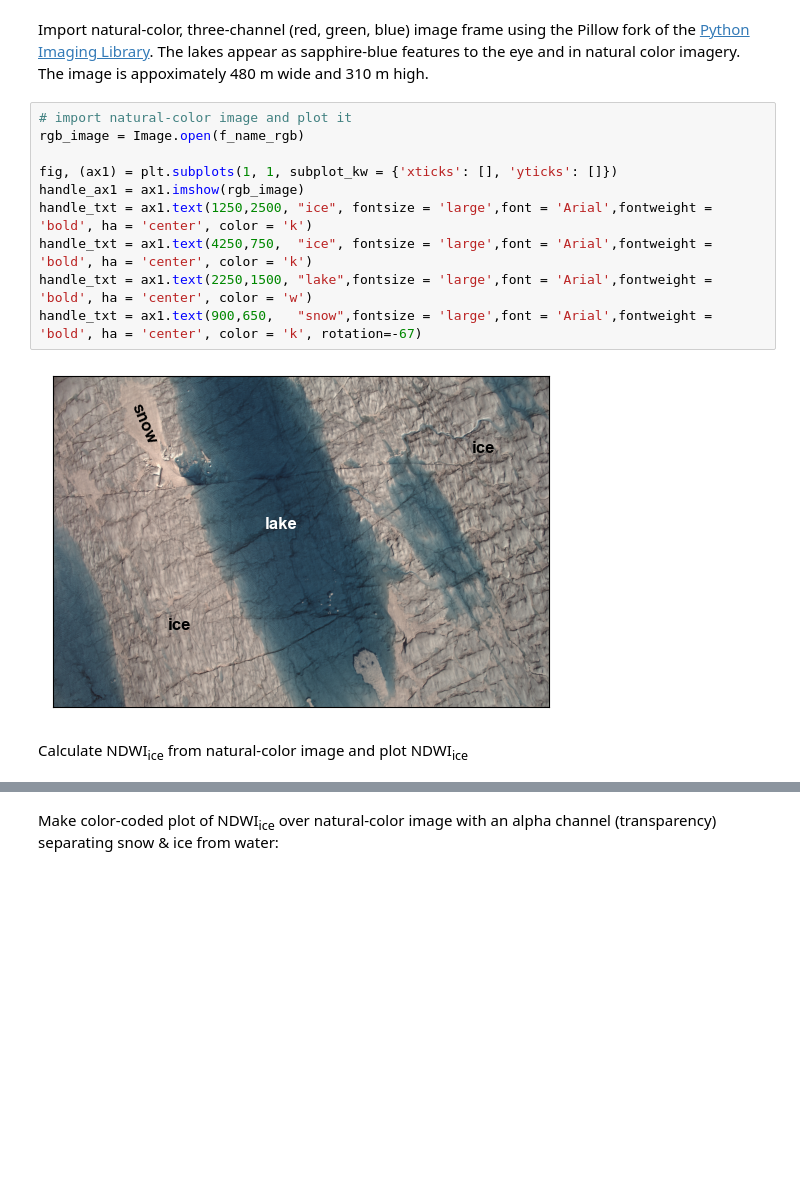
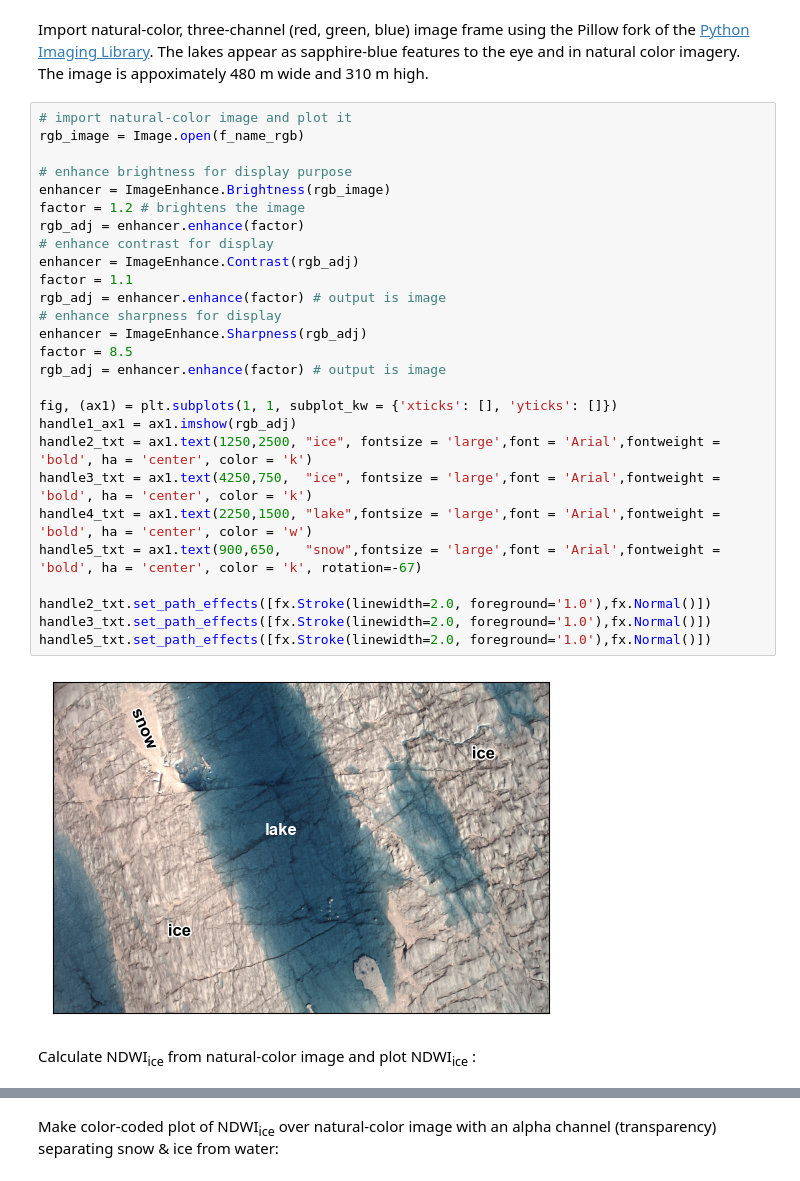
Before and after one commit to mstudinger/ATM-SfM-Bathymetry, a Jupyter notebook: Jupyter/CAMBOTv2_lake_detection_using_NDWI_and_Otsu_thresholding.ipynb, the cells around one changed output, grey strips where cells are left out. Saved outputs shown, nothing was run; the diff lists cells and outputs as text; blank space fills up the shorter version.

Commit message:
added image brigthness, contrast, and sharpness adjustments for better display

```diff
--- a/Jupyter/CAMBOTv2_lake_detection_using_NDWI_and_Otsu_thresholding.ipynb
+++ b/Jupyter/CAMBOTv2_lake_detection_using_NDWI_and_Otsu_thresholding.ipynb
@@ -34,17 +36,34 @@ Import natural-color, three-channel (red, green, blue) image frame using the Pil
 # %%
 # import natural-color image and plot it
 rgb_image = Image.open(f_name_rgb)
 
+# enhance brightness for display purpose
+enhancer = ImageEnhance.Brightness(rgb_image)
+factor = 1.2 # brightens the image
+rgb_adj = enhancer.enhance(factor)
+# enhance contrast for display
+enhancer = ImageEnhance.Contrast(rgb_adj)
+factor = 1.1
+rgb_adj = enhancer.enhance(factor) # output is image
+# enhance sharpness for display
+enhancer = ImageEnhance.Sharpness(rgb_adj)
+factor = 8.5
+rgb_adj = enhancer.enhance(factor) # output is image
+
 fig, (ax1) = plt.subplots(1, 1, subplot_kw = {'xticks': [], 'yticks': []})
-handle_ax1 = ax1.imshow(rgb_image)
-handle_txt = ax1.text(1250,2500, "ice", fontsize = 'large',font = 'Arial',fontweight = 'bold', ha = 'center', color = 'k')
-handle_txt = ax1.text(4250,750,  "ice", fontsize = 'large',font = 'Arial',fontweight = 'bold', ha = 'center', color = 'k')
-handle_txt = ax1.text(2250,1500, "lake",fontsize = 'large',font = 'Arial',fontweight = 'bold', ha = 'center', color = 'w')
-handle_txt = ax1.text(900,650,   "snow",fontsize = 'large',font = 'Arial',fontweight = 'bold', ha = 'center', color = 'k', rotation=-67)
+handle1_ax1 = ax1.imshow(rgb_adj)
+handle2_txt = ax1.text(1250,2500, "ice", fontsize = 'large',font = 'Arial',fontweight = 'bold', ha = 'center', color = 'k')
+handle3_txt = ax1.text(4250,750,  "ice", fontsize = 'large',font = 'Arial',fontweight = 'bold', ha = 'center', color = 'k')
+handle4_txt = ax1.text(2250,1500, "lake",fontsize = 'large',font = 'Arial',fontweight = 'bold', ha = 'center', color = 'w')
+handle5_txt = ax1.text(900,650,   "snow",fontsize = 'large',font = 'Arial',fontweight = 'bold', ha = 'center', color = 'k', rotation=-67)
+
+handle2_txt.set_path_effects([fx.Stroke(linewidth=2.0, foreground='1.0'),fx.Normal()])
+handle3_txt.set_path_effects([fx.Stroke(linewidth=2.0, foreground='1.0'),fx.Normal()])
+handle5_txt.set_path_effects([fx.Stroke(linewidth=2.0, foreground='1.0'),fx.Normal()])
 # %% [output]
-[figure, old version]
+[figure, new version]
 # %% [markdown]
-Calculate NDWI<sub>ice</sub> from natural-color image and plot NDWI<sub>ice</sub>
+Calculate NDWI<sub>ice</sub> from natural-color image and plot NDWI<sub>ice</sub> :
 # %%
 # calculate NDWI_ice from natural-color image
 def calc_ndwi(rgb_image):
```
Also changed, not shown: parts of 4 cells of this notebook.
